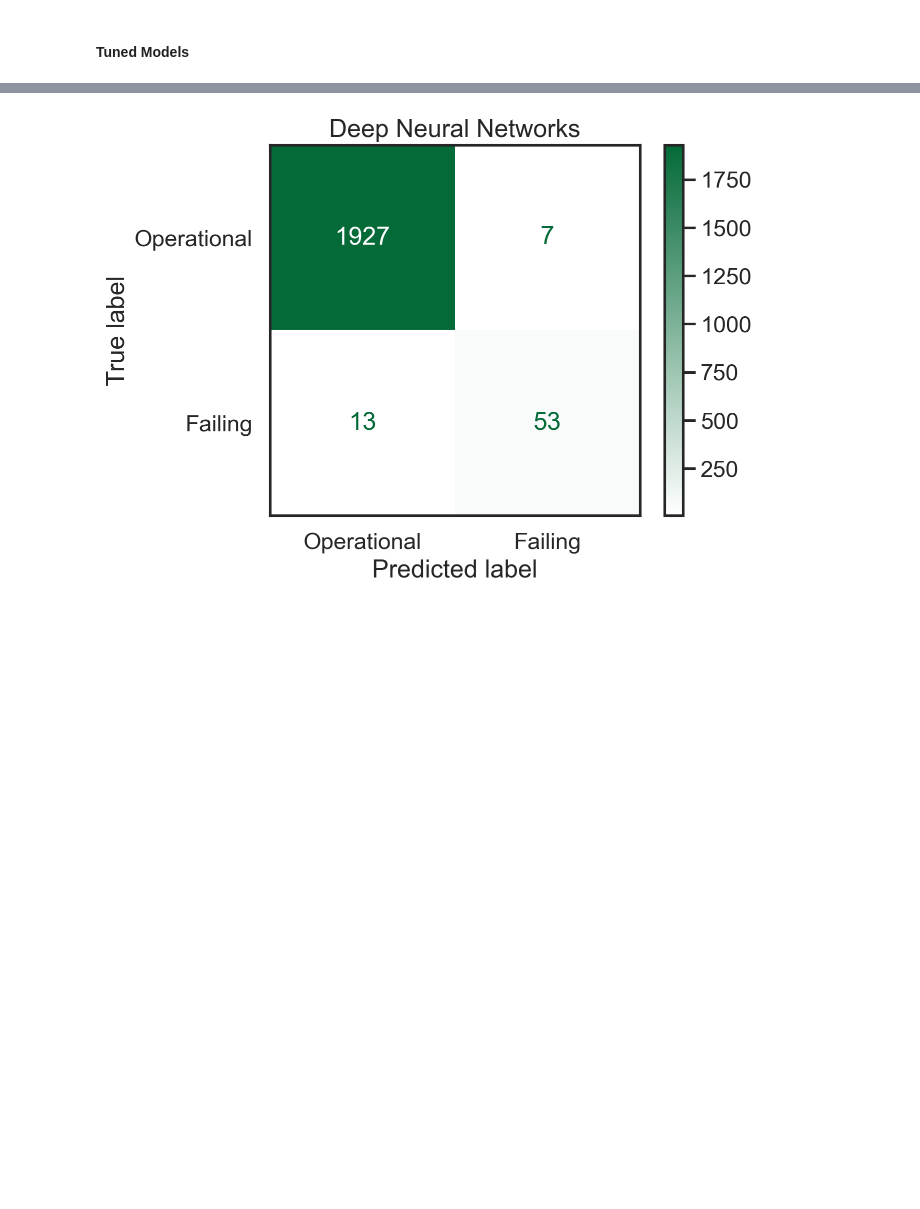
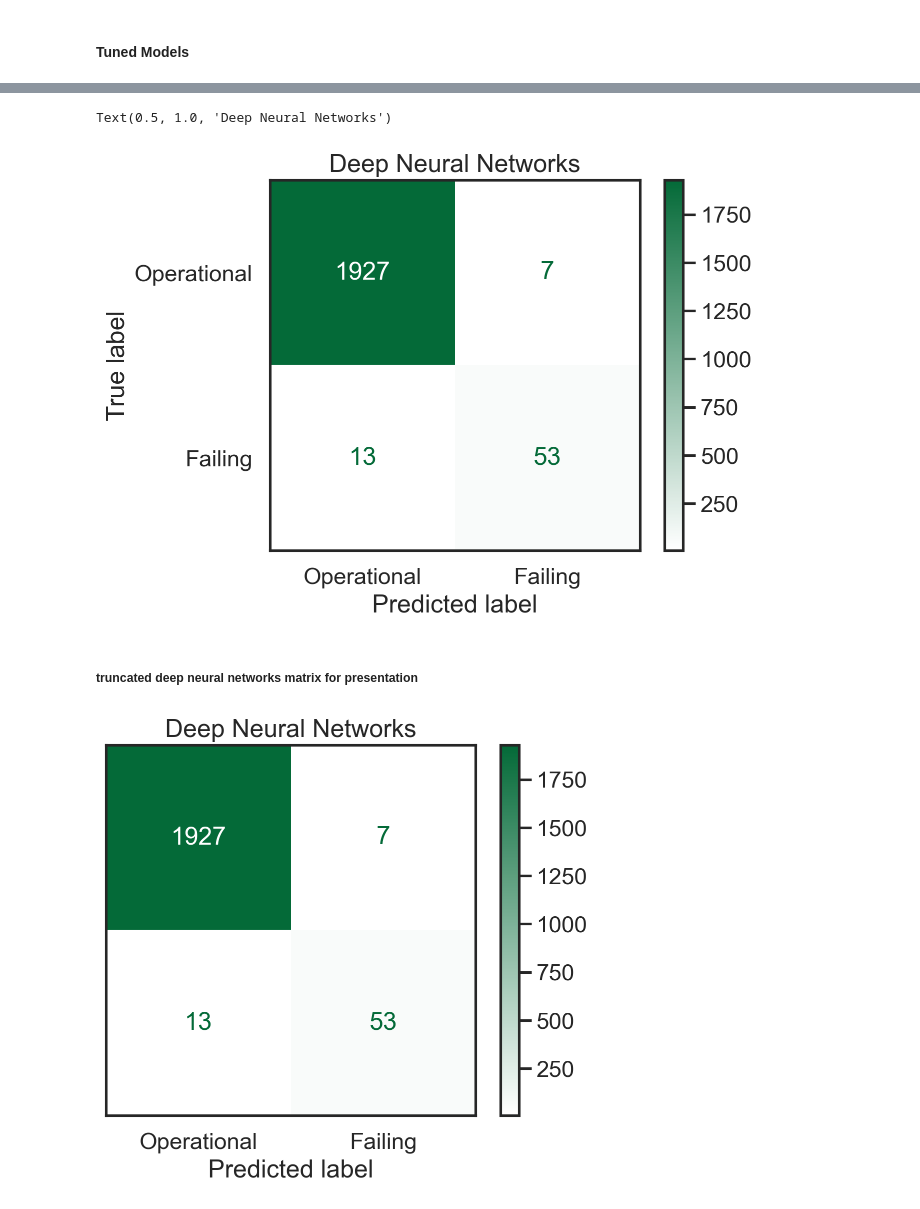
Before and after one commit to ToluAkinlabi/capstone_project_2, a Jupyter notebook: Solution.ipynb, the cells around one changed output, grey strips where cells are left out. Saved outputs shown, nothing was run; the diff lists cells and outputs as text; code cells hidden in the pictures; blank space fills up the shorter version.

```diff
--- a/Solution.ipynb
+++ b/Solution.ipynb
@@ -876,7 +902,17 @@ plt.savefig('images/tuned_decision_tree_confusion_matrix.svg', format='svg', bbo
 # %%
 disp = ConfusionMatrixDisplay.from_estimator(ga_nn, X_dummy_test, y_dummy_test, cmap=confusion_matrix_cmap,
-                                             display_labels=['Operational', 'Failing'])
+                                             display_labels=['Operational', 'Failing'], colorbar=True)
 disp.ax_.set_title("Deep Neural Networks")
-plt.savefig('images/tuned_neural_network_confusion_matrix.svg', format='svg', bbox_inches='tight')
 # %% [output]
+Text(0.5, 1.0, 'Deep Neural Networks')
 [figure]
+# %% [markdown]
+##### truncated deep neural networks matrix for presentation
+# %%
+disp = ConfusionMatrixDisplay.from_estimator(ga_nn, X_dummy_test, y_dummy_test, cmap=confusion_matrix_cmap,
+                                             display_labels=['Operational', 'Failing'], colorbar=True)
+disp.ax_.get_yaxis().set_visible(False)
+disp.ax_.set_title("Deep Neural Networks")
+plt.savefig('images/tuned_neural_network_confusion_matrix.svg', format='svg', bbox_inches='tight')
+# %% [output]
+[figure, added]
```
Also changed, not shown: parts of 31 cells of this notebook, 5 other files.
